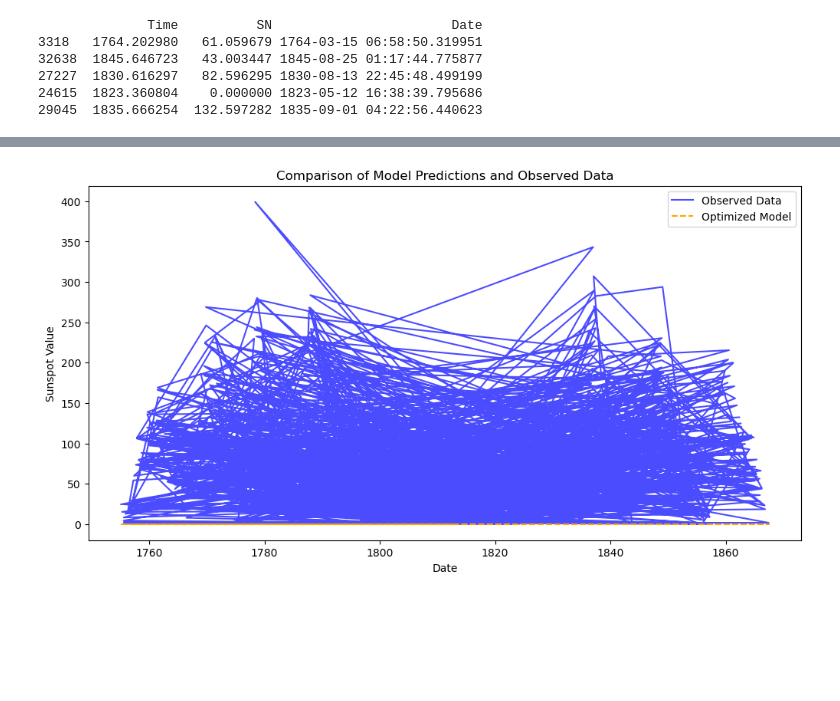
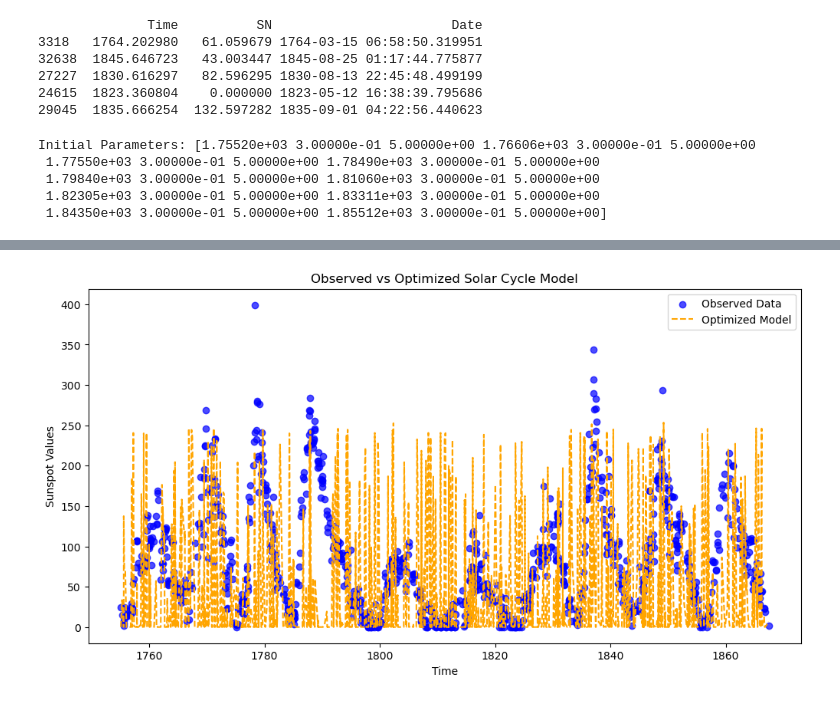
Before and after one commit to gurovamr/OHPC_Project, a Jupyter notebook: wip_mariia.ipynb, the cells around one changed output, grey strips where cells are left out. Cells and saved outputs as stored; diff of their text form; code cells hidden in the pictures; blank space fills up the shorter version.

Commit message:
function correction

```diff
--- a/wip_mariia.ipynb
+++ b/wip_mariia.ipynb
@@ -157,3 +166,0 @@ def simulated_annealing(x0, T0, sigma, f, n_iter=250000, burn_in=200000, verbose
-# %%
-subset_random = subset_random.sort_values(by='Date')
-predicted_values = solar_cycle_model(subset_random['Time'].values, best_params)
@@ -160,31 +271,41 @@ predicted_values = solar_cycle_model(subset_random['Time'].values, best_params)
+# %%
+# Initial start times (T0) from the paper
+T0_initial = np.array([1755.2, 1766.06, 1775.5, 1784.9, 1798.4,
+                       1810.6, 1823.05, 1833.11, 1843.5, 1855.12])
+
+# Initial rising (Ts) and declining (Td) times
+num_cycles = len(T0_initial)
+Ts_initial = np.full(num_cycles, 0.3)  # Rising time
+Td_initial = np.full(num_cycles, 5.0)  # Declining time
+
+# Combine into one parameter array
+x0 = np.empty(num_cycles * 3)
+x0[::3] = T0_initial  # Set T0 values
+x0[1::3] = Ts_initial  # Set Ts values
+x0[2::3] = Td_initial  # Set Td values
+
+print("Initial Parameters:", x0)
+# %% [output]
+Initial Parameters: [1.75520e+03 3.00000e-01 5.00000e+00 1.76606e+03 3.00000e-01 5.00000e+00
+ 1.77550e+03 3.00000e-01 5.00000e+00 1.78490e+03 3.00000e-01 5.00000e+00
+ 1.79840e+03 3.00000e-01 5.00000e+00 1.81060e+03 3.00000e-01 5.00000e+00
+ 1.82305e+03 3.00000e-01 5.00000e+00 1.83311e+03 3.00000e-01 5.00000e+00
+ 1.84350e+03 3.00000e-01 5.00000e+00 1.85512e+03 3.00000e-01 5.00000e+00]
 # %%
-# Time and observed values from your subset_random
-t = subset_random['Time'].values
-observed_values = subset_random['SN'].values  # Use 'SN' for observed values
+####### TEST 1
+#######
 
-# Initial parameters for optimization
-initial_params = np.random.uniform(low=0.1, high=5.0, size=30)  # Adjust as needed
+subset_random = subset_random.sort_values(by="Time")
+t = subset_random["Time"].values
+observed_values = subset_random["SN"].values  # Replace "SN" with your data column name
+print(f"t: {t.shape}, observed_values: {observed_values.shape}, predicted_values: {predicted_values.shape}")
 
-# Hyperparameters for simulated annealing
-T0 = 10
-sigma = 1e-5
-
-# Loss function
-loss_function = lambda params: mse(params, t, observed_values)
-
-# Run simulated annealing
-samples, best_params, best_loss = simulated_annealing(initial_params, T0, sigma, loss_function)
-
-# Compute predictions using the best parameters
-predicted_values = solar_cycle_model(t, best_params)
-
-# Plotting the results
 plt.figure(figsize=(12, 6))
-plt.plot(subset_random['Date'], observed_values, label="Observed Data", color="blue", alpha=0.7)
-plt.plot(subset_random['Date'], predicted_values, label="Optimized Model", color="orange", linestyle="--")
-plt.title("Comparison of Model Predictions and Observed Data")
-plt.xlabel("Date")
-plt.ylabel("Sunspot Value")
+plt.scatter(t, observed_values, label="Observed Data", color="blue", alpha=0.7)
+plt.plot(t, predicted_values, label="Optimized Model", color="orange", linestyle="--")
+plt.title("Observed vs Optimized Solar Cycle Model")
+plt.xlabel("Time")
+plt.ylabel("Sunspot Values")
 plt.legend()
 plt.show()
 # %% [output]
@@ -208 +312 @@ Iteration 250000, Temperature: 0.003998, Loss: 11461.329508
-[figure, old version]
+[figure, new version]
```
Also changed, not shown: parts of 10 cells of this notebook, 5 other files.
